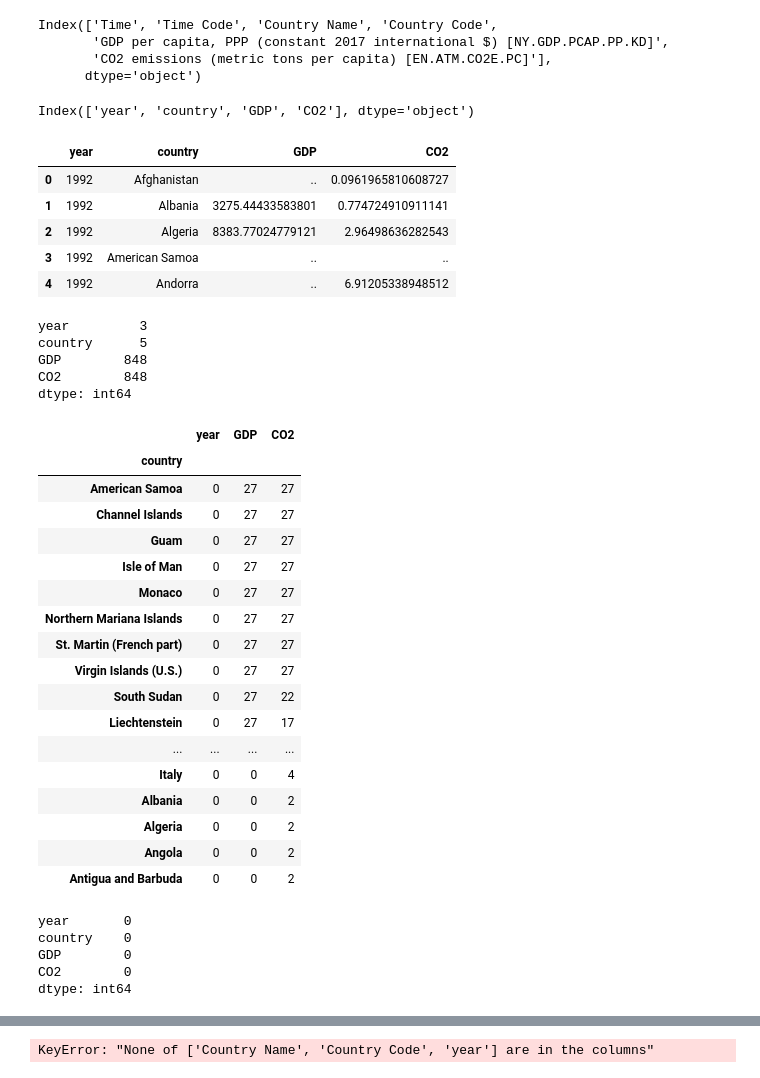
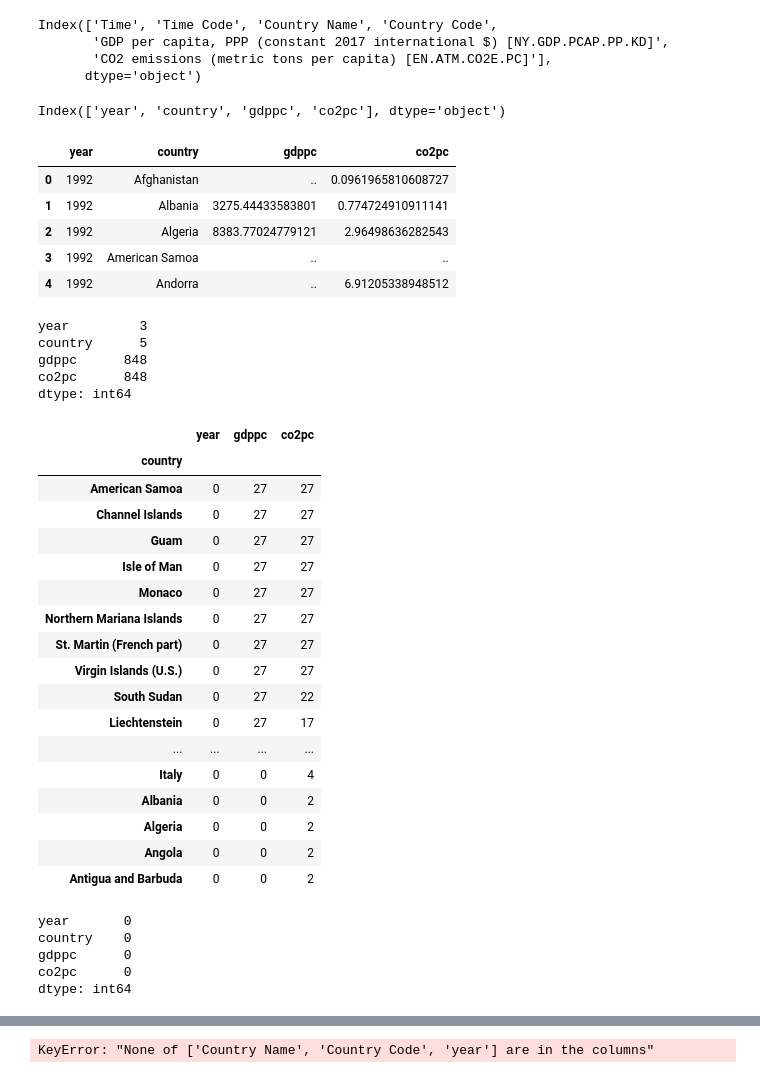
Before and after one commit to Swdenis/CO2emissions-GDP, a Jupyter notebook: code_2.ipynb, the cells around one changed output, grey strips where cells are left out. Drawn from its saved outputs; the diff is of its cells as text; code cells hidden in the pictures.

```diff
--- a/code_2.ipynb
+++ b/code_2.ipynb
@@ -37,19 +46,21 @@ Index(['Time', 'Time Code', 'Country Name', 'Country Code',
 # %%
 data.drop(['Time Code','Country Code'],axis=1,inplace=True)
 # %%
-cols = {'GDP per capita, PPP (constant 2017 international $) [NY.GDP.PCAP.PP.KD]':'GDP',
-          'CO2 emissions (metric tons per capita) [EN.ATM.CO2E.PC]':'CO2',
+cols = {'GDP per capita, PPP (constant 2017 international $) [NY.GDP.PCAP.PP.KD]':'gdppc',
+          'CO2 emissions (metric tons per capita) [EN.ATM.CO2E.PC]':'co2pc',
         'Country Name':'country',
        'Time':'year'}
 data.rename(columns=cols, inplace=True)
 # %%
 data.columns
 # %% [output]
-Index(['year', 'country', 'GDP', 'CO2'], dtype='object')
+Index(['year', 'country', 'gdppc', 'co2pc'], dtype='object')
+# %%
+data.coyntry=data.country.astype("category")
 # %%
 data.head()
 # %% [output]
-|  | year | country | GDP | CO2 |
+|  | year | country | gdppc | co2pc |
 | 0 | 1992 | Afghanistan | .. | 0.0961965810608727 |
 | 1 | 1992 | Albania | 3275.44433583801 | 0.774724910911141 |
 | 2 | 1992 | Algeria | 8383.77024779121 | 2.96498636282543 |
@@ -62,13 +73,13 @@ data.isnull().sum()
 # %% [output]
 year         3
 country      5
-GDP        848
-CO2        848
+gdppc      848
+co2pc      848
 dtype: int64
 # %%
-data.groupby('country').agg(lambda x: x.isnull().sum()).sort_values(['GDP']+['CO2'],ascending=False).head(60)
+data.groupby('country').agg(lambda x: x.isnull().sum()).sort_values(['gdppc']+['co2pc'],ascending=False).head(60)
 # %% [output]
-|  | year | GDP | CO2 |
+|  | year | gdppc | co2pc |
 | country |  |  |  |
 | American Samoa | 0 | 27 | 27 |
 | Channel Islands | 0 | 27 | 27 |
@@ -93,8 +104,8 @@ temp.isnull().sum()
 # %% [output]
 year       0
 country    0
-GDP        0
-CO2        0
+gdppc      0
+co2pc      0
 dtype: int64
 # %%
 temp
```
Also changed, not shown: parts of 29 cells of this notebook.
